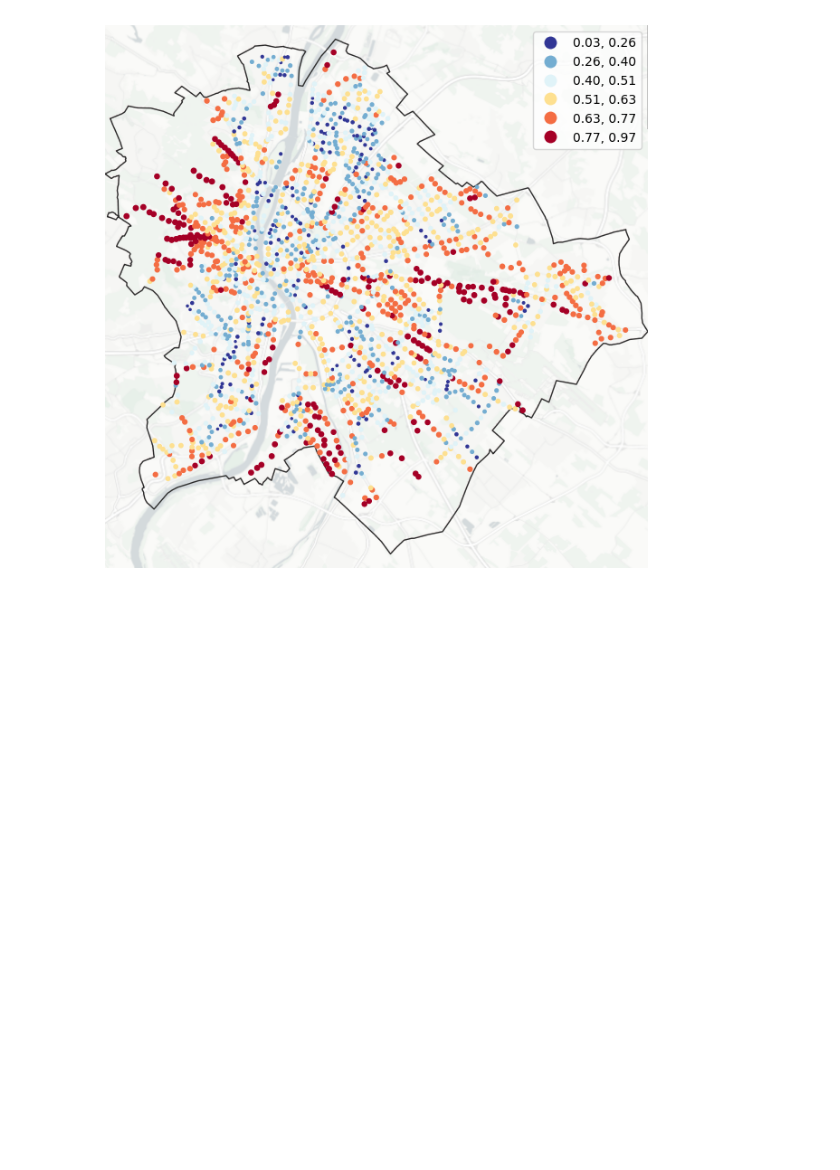
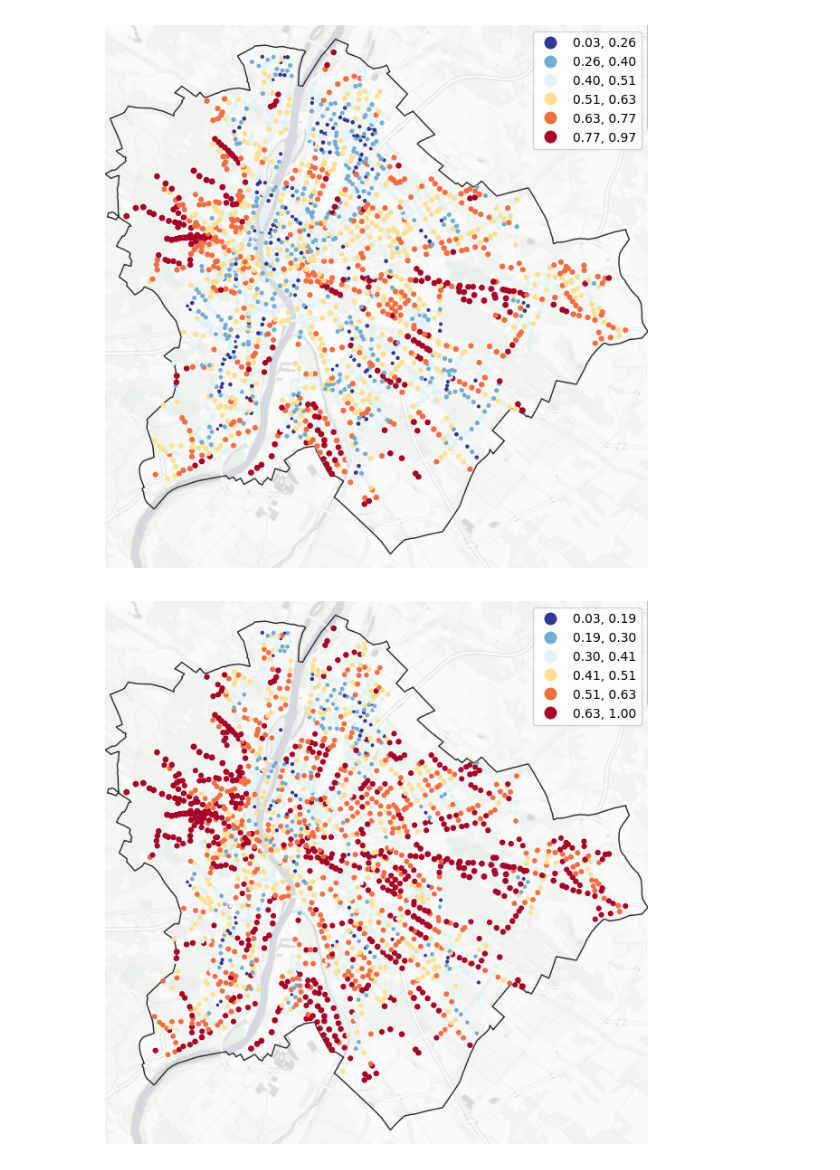
Before and after one commit to ANETILab/public_transport_in_the_15minute_city, a Jupyter notebook: notebooks/fix_clusters.ipynb, the cells around one changed output. Drawn from its saved outputs; the diff is of its cells as text; code cells hidden in the pictures; blank space fills up the shorter version.

```diff
--- a/notebooks/fix_clusters.ipynb
+++ b/notebooks/fix_clusters.ipynb
@@ -151,3 +152,15 @@ fig, ax = plot_stops(
 )
 # %% [output]
 [figure]
+# %%
+bins = [0.01, 0.19, 0.3, 0.41, 0.51, 0.63, 1]
+# %%
+fig, ax = plot_stops(
+    gpd.clip(clustered_stops.to_crs(23700), boundary_polygon).query("ellipticity.notna()"),
+    boundary,
+    "ellipticity",
+    crs=23700,
+    bins=bins
+)
+# %% [output]
+[figure, added]
```
Also changed, not shown: parts of 3 cells of this notebook, 1 other file.
